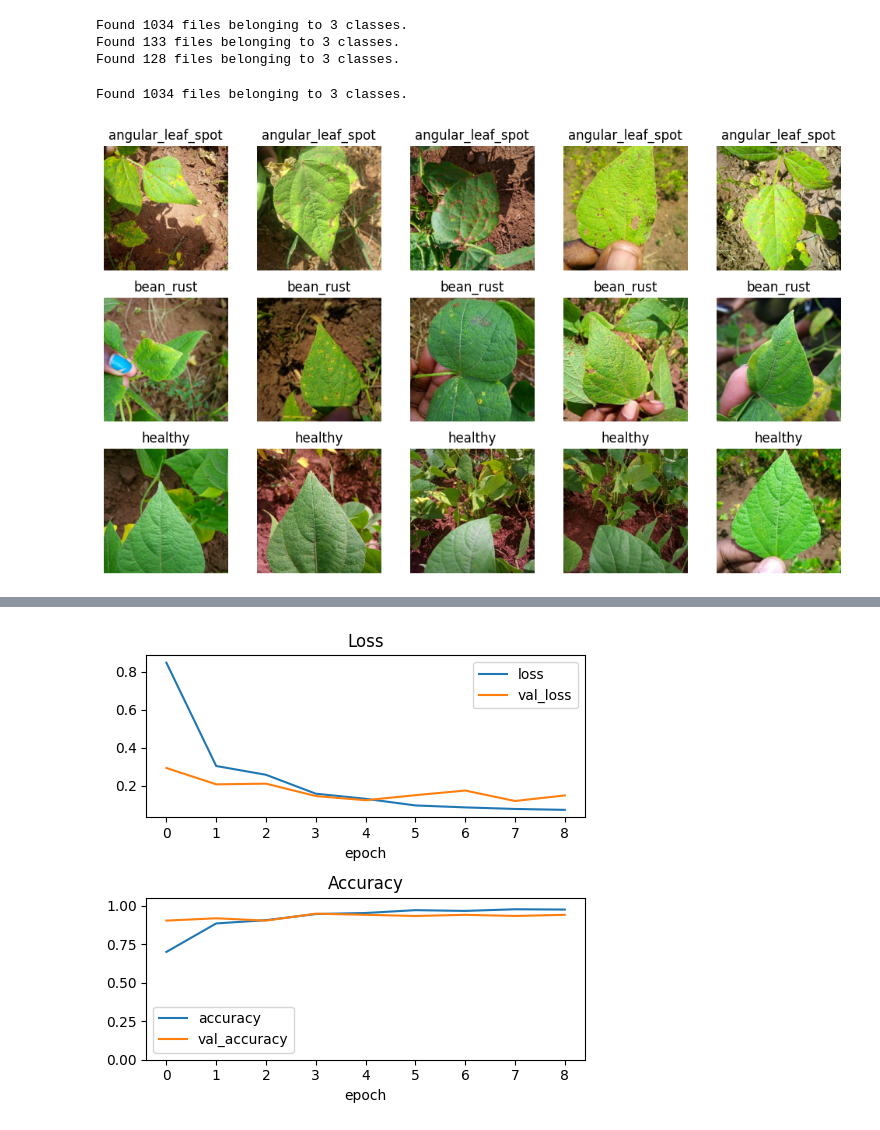
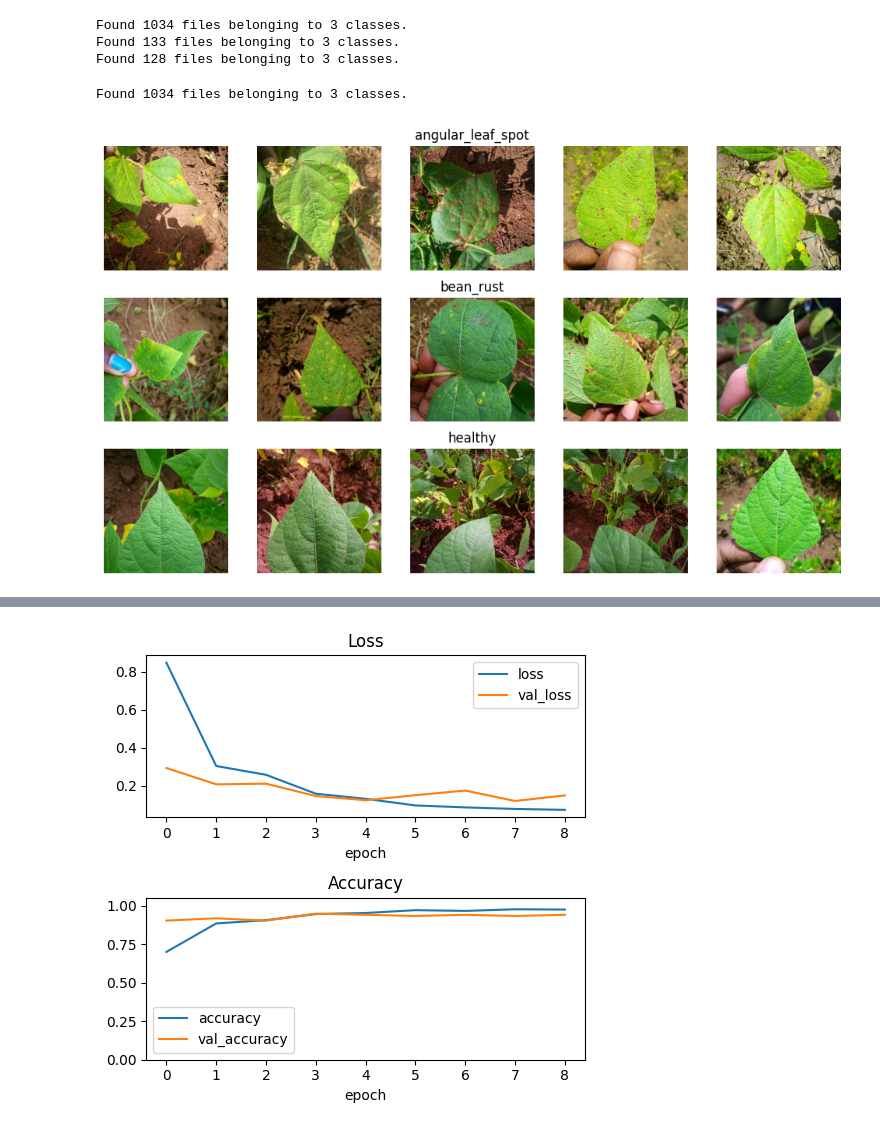
Before and after one commit to trizkynoviandy/bean-leaf-classification, a Jupyter notebook: bean_leaf_resnet50.ipynb, the cells around one changed output, grey strips where cells are left out. Drawn from its saved outputs; the diff is of its cells as text; code cells hidden in the pictures.

```diff
--- a/bean_leaf_resnet50.ipynb
+++ b/bean_leaf_resnet50.ipynb
@@ -49,34 +49,34 @@ Found 128 files belonging to 3 classes.
 # %%
 data_temp = tf.keras.utils.image_dataset_from_directory(
     directory='datasets/train',
     batch_size=5,
     shuffle=False,
     seed=123,
 )
 
 class_names = data_temp.class_names
 
 fig, axes = plt.subplots(3, 5, figsize=(10,6))
 axes = axes.flatten()
 
 for i, cls in enumerate(class_names):
     j = 0
-
     for img, label in data_temp:
         if label[0] == i:
             ax = axes[i*5 + j]
             ax.imshow(img[0].numpy().astype("uint8"))
-            ax.set_title(cls)
             ax.axis('off')
+            if j == 2:  # middle image
+                ax.set_title(cls)  # set title for the middle image
             j += 1
             if j == 5:
                 break
 
 plt.tight_layout()
 plt.show()
 # %% [output]
 Found 1034 files belonging to 3 classes.
-[figure, old version]
+[figure, new version]
 # %%
 y_test_true = np.concatenate([y for x, y in test_ds], axis=0)
 y_test_true = np.argmax(y_test_true, axis=-1)
```
Also changed, not shown: parts of 2 cells of this notebook.
